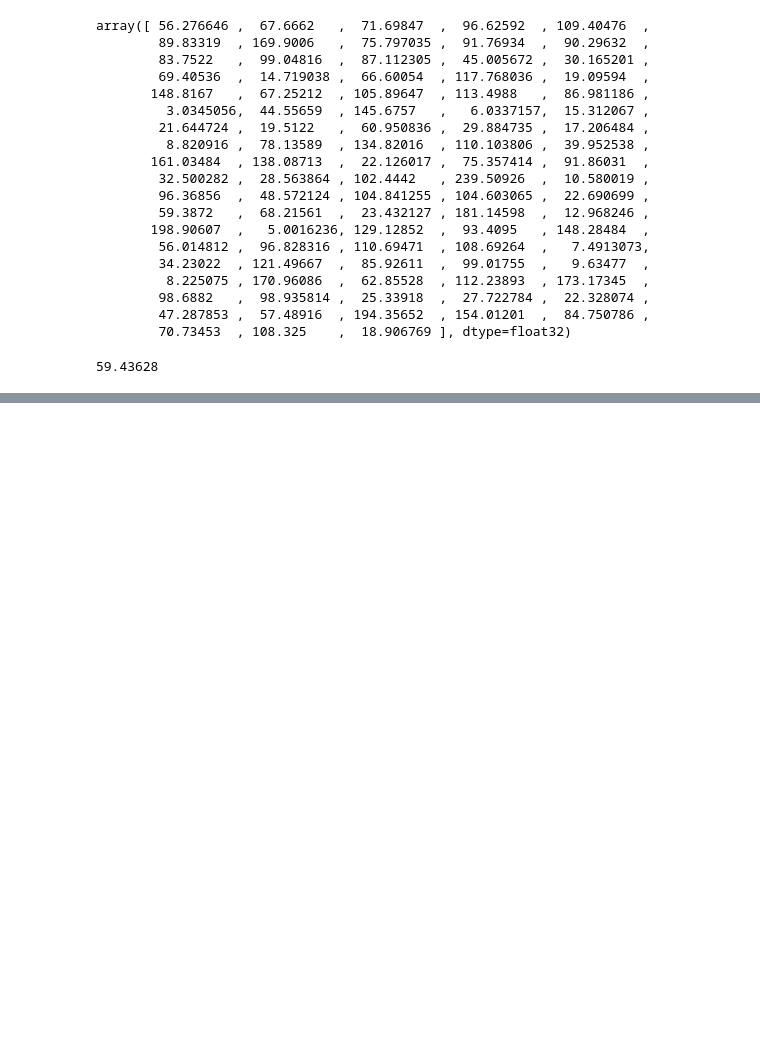
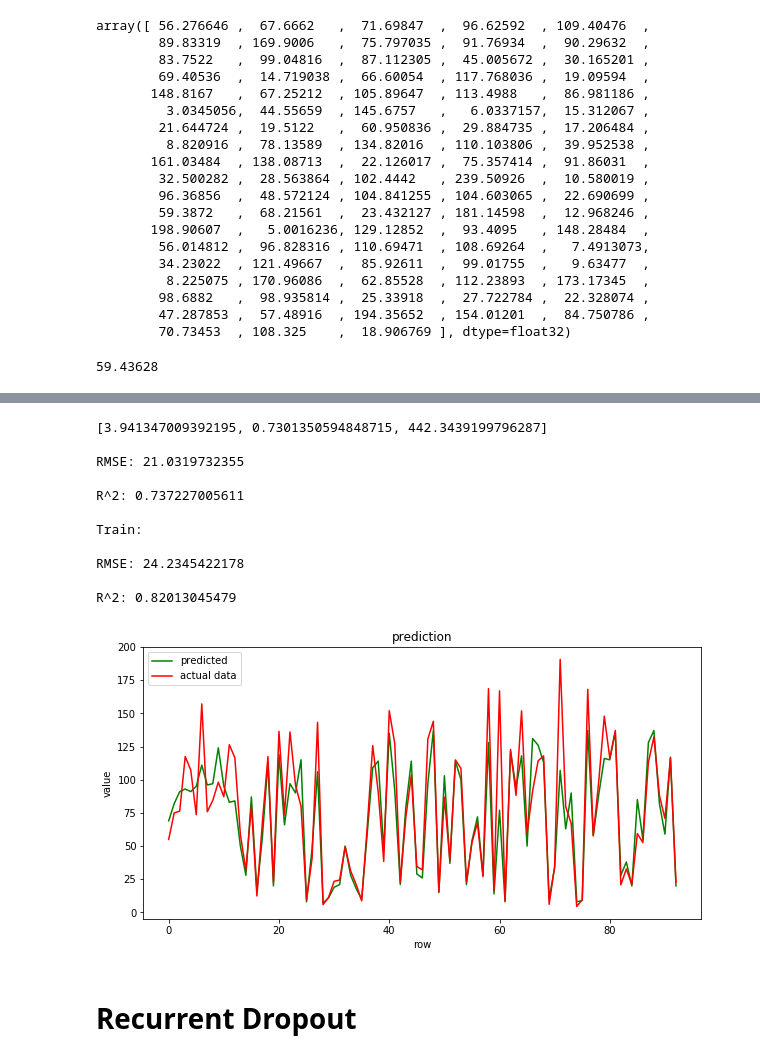
Before and after one commit to Manelmc/rnn-time-to-event, a Jupyter notebook: Turbofan Engine/predictive-maintenance-turbofan-engine.ipynb, the cells around one changed output, grey strips where cells are left out. Saved outputs shown, nothing was run; the diff lists cells and outputs as text; code cells hidden in the pictures; blank space fills up the shorter version.

Commit message:
Stateful API and new ways to reshape the data

```diff
--- a/Turbofan Engine/predictive-maintenance-turbofan-engine.ipynb
+++ b/Turbofan Engine/predictive-maintenance-turbofan-engine.ipynb
@@ -931,0 +1047,53 @@ K.eval( K.print_tensor(mse_wtte_keras(K.variable(train_Y_wtte), K.variable(model
+# %%
+# test metrics
+scores_test = model.evaluate(test_X, test_Y_wtte, verbose=2)
+print scores_test
+import math
+# print('\nRMSE: {}'.format(math.sqrt(scores_test[2])))
+# print('\nR^2: {}'.format(scores_test[1]))
+
+y_pred_test = model.predict(test_X)
+y_pred_test = [mean_weibull(alpha, beta) for beta, alpha in y_pred_test]
+y_true_test = test_Y_wtte.T[0]
+
+from sklearn.metrics import mean_squared_error
+print('\nRMSE: {}'.format(math.sqrt(mean_squared_error(y_true_test, y_pred_test))))
+print('\nR^2: {}'.format(r2_score(y_true_test, y_pred_test)))
+
+y_pred_train = model.predict(train_X)
+y_pred_train = [mean_weibull(alpha, beta) for beta, alpha in y_pred_train]
+y_true_train = train_Y_wtte.T[0]
+
+print "\nTrain:"
+print('\nRMSE: {}'.format(math.sqrt(mean_squared_error(y_true_train, y_pred_train))))
+print('\nR^2: {}'.format(r2_score(y_true_train, y_pred_train)))
+
+test_set = pd.DataFrame(y_pred_test)
+test_set.to_csv('submit_test.csv', index=None)
+
+# Plot in blue color the predicted data and in green color the
+# actual data to verify visually the accuracy of the model.
+fig_verify = plt.figure(figsize=(10, 5))
+plt.plot(y_true_test, color="green")
+plt.plot(y_pred_test, color="red")
+plt.title('prediction')
+plt.ylabel('value')
+plt.xlabel('row')
+plt.legend(['predicted', 'actual data'], loc='upper left')
+plt.show()
+fig_verify.savefig("model_regression_verify.png")
+# %% [output]
+[3.941347009392195, 0.7301350594848715, 442.3439199796287]
+
+RMSE: 21.0319732355
+
+R^2: 0.737227005611
+
+Train:
+
+RMSE: 24.2345422178
+
+R^2: 0.82013045479
+[figure, added]
+# %% [markdown]
+# Recurrent Dropout
```
Also changed, not shown: parts of 35 cells of this notebook, 11 other files.
